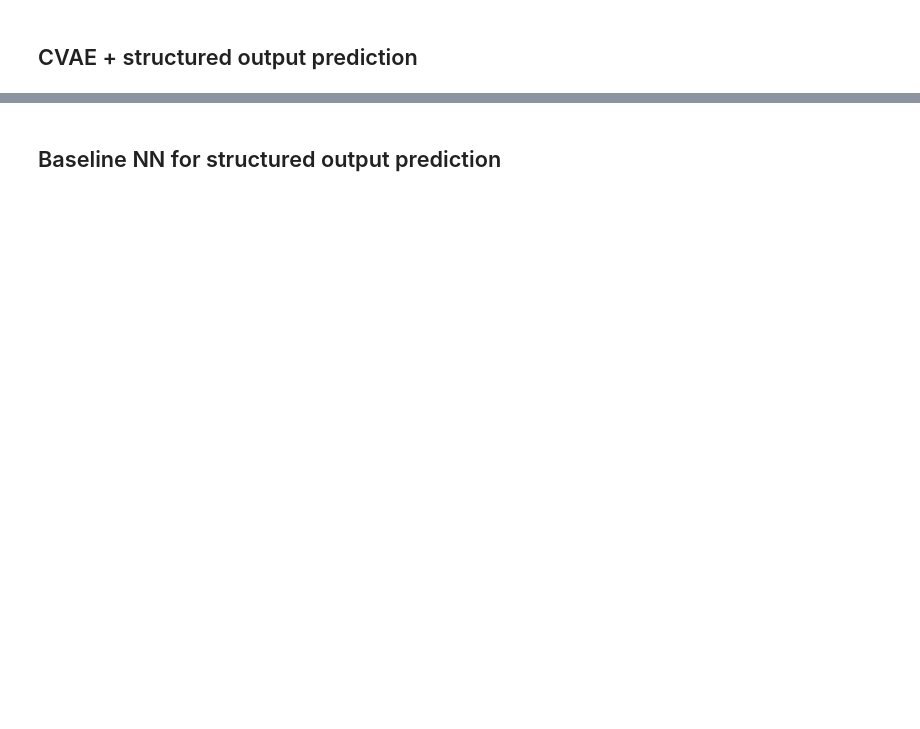
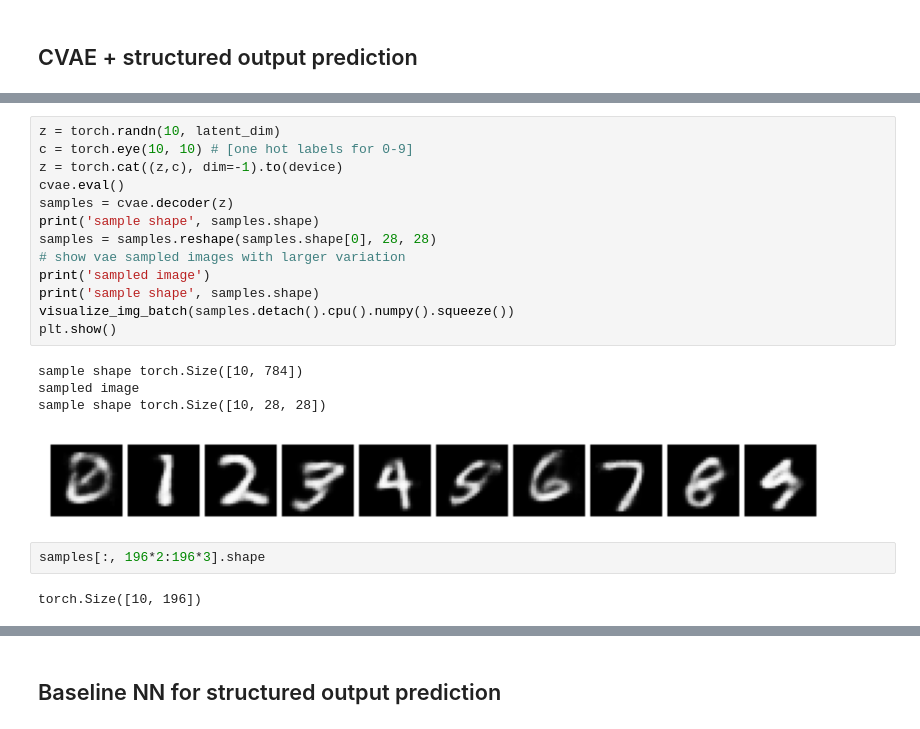
Before and after one commit to Vashistht/Intro_DL, a Jupyter notebook: 18786_HW5/code/VAE_Starter_Notebook.ipynb, the cells around one changed output, grey strips where cells are left out. Saved outputs shown, nothing was run; the diff lists cells and outputs as text; blank space fills up the shorter version.

```diff
--- a/18786_HW5/code/VAE_Starter_Notebook.ipynb
+++ b/18786_HW5/code/VAE_Starter_Notebook.ipynb
@@ -168,0 +319,22 @@ plt.show()
+# %%
+z = torch.randn(10, latent_dim)
+c = torch.eye(10, 10) # [one hot labels for 0-9]
+z = torch.cat((z,c), dim=-1).to(device)
+cvae.eval()
+samples = cvae.decoder(z)
+print('sample shape', samples.shape)
+samples = samples.reshape(samples.shape[0], 28, 28)
+# show vae sampled images with larger variation
+print('sampled image')
+print('sample shape', samples.shape)
+visualize_img_batch(samples.detach().cpu().numpy().squeeze())
+plt.show()
+# %% [output]
+sample shape torch.Size([10, 784])
+sampled image
+sample shape torch.Size([10, 28, 28])
+[figure, added]
+# %%
+samples[:, 196*2:196*3].shape
+# %% [output]
+torch.Size([10, 196])
```
Also changed, not shown: parts of 16 cells of this notebook.
